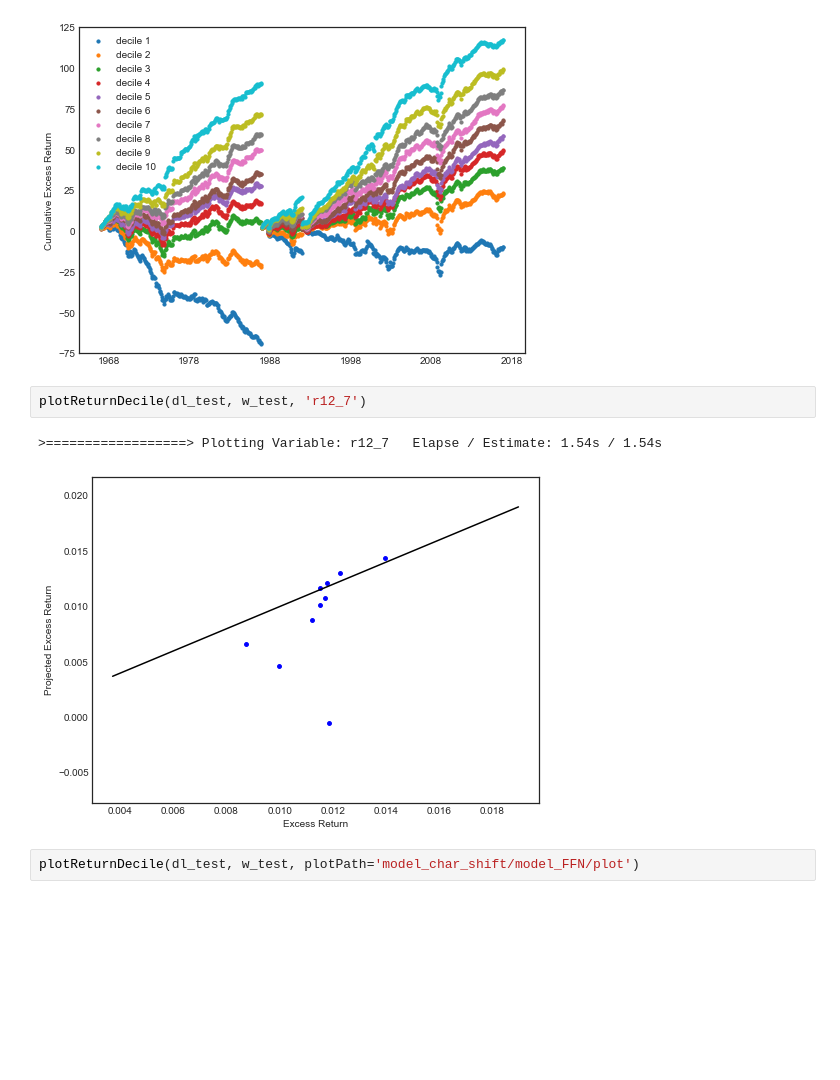
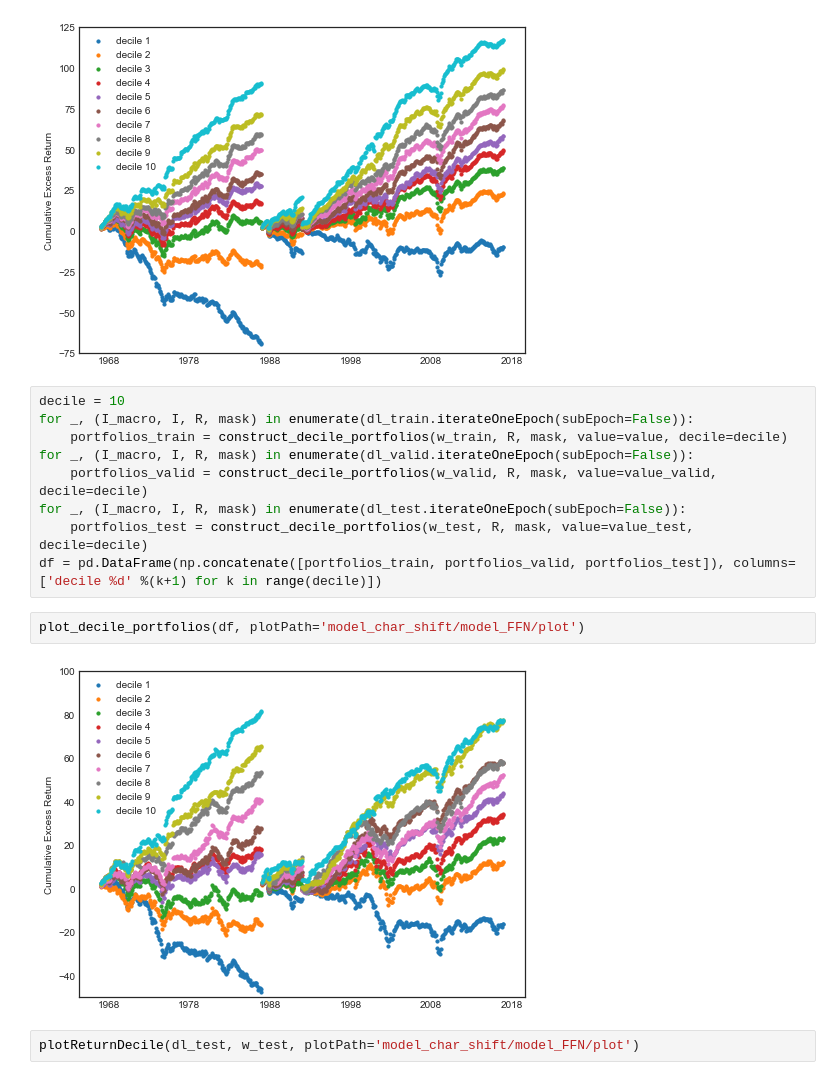
Before and after one commit to LouisChen1992/Deep_Learning_in_Asset_Pricing, a Jupyter notebook: model_FFN.ipynb, the cells around one changed output. Cells and saved outputs as stored; diff of their text form; blank space fills up the shorter version.

Commit message:
update model FFN

```diff
--- a/model_FFN.ipynb
+++ b/model_FFN.ipynb
@@ -384,11 +379,19 @@ df = pd.DataFrame(np.concatenate([portfolios_train, portfolios_valid, portfolios
 plot_decile_portfolios(df, plotPath='model_char_shift/model_FFN/plot')
 # %% [output]
 [figure]
-# %%
-plotReturnDecile(dl_test, w_test, 'r12_7')
-# %% [output]
->==================> Plotting Variable: r12_7   Elapse / Estimate: 1.54s / 1.54s
-[figure, removed]
+# %%
+decile = 10
+for _, (I_macro, I, R, mask) in enumerate(dl_train.iterateOneEpoch(subEpoch=False)):
+    portfolios_train = construct_decile_portfolios(w_train, R, mask, value=value, decile=decile)
+for _, (I_macro, I, R, mask) in enumerate(dl_valid.iterateOneEpoch(subEpoch=False)):
+    portfolios_valid = construct_decile_portfolios(w_valid, R, mask, value=value_valid, decile=decile)
+for _, (I_macro, I, R, mask) in enumerate(dl_test.iterateOneEpoch(subEpoch=False)):
+    portfolios_test = construct_decile_portfolios(w_test, R, mask, value=value_test, decile=decile)
+df = pd.DataFrame(np.concatenate([portfolios_train, portfolios_valid, portfolios_test]), columns=['decile %d' %(k+1) for k in range(decile)])
+# %%
+plot_decile_portfolios(df, plotPath='model_char_shift/model_FFN/plot')
+# %% [output]
+[figure, added]
 # %%
 plotReturnDecile(dl_test, w_test, plotPath='model_char_shift/model_FFN/plot')
 # %% [output]
```
Also changed, not shown: parts of 5 cells of this notebook.
